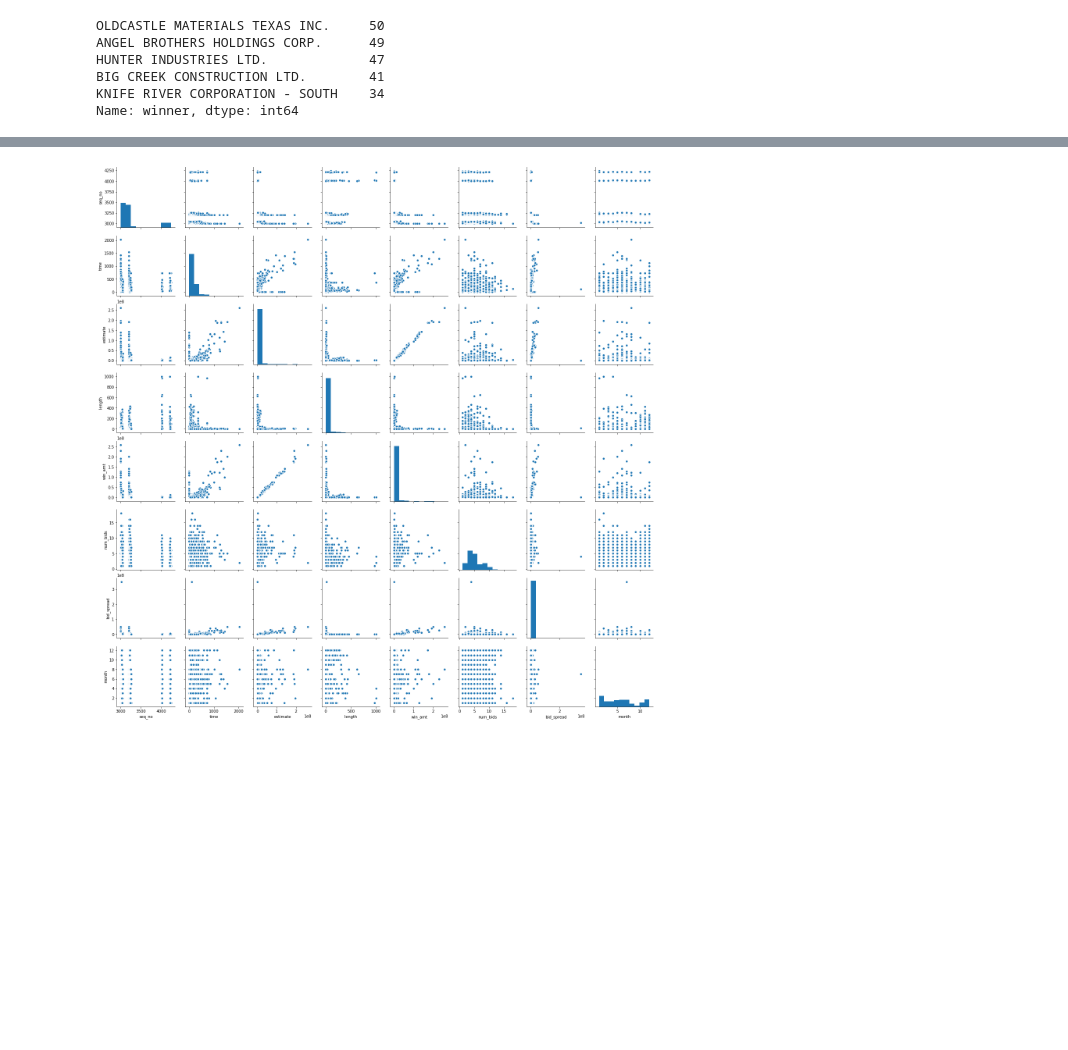
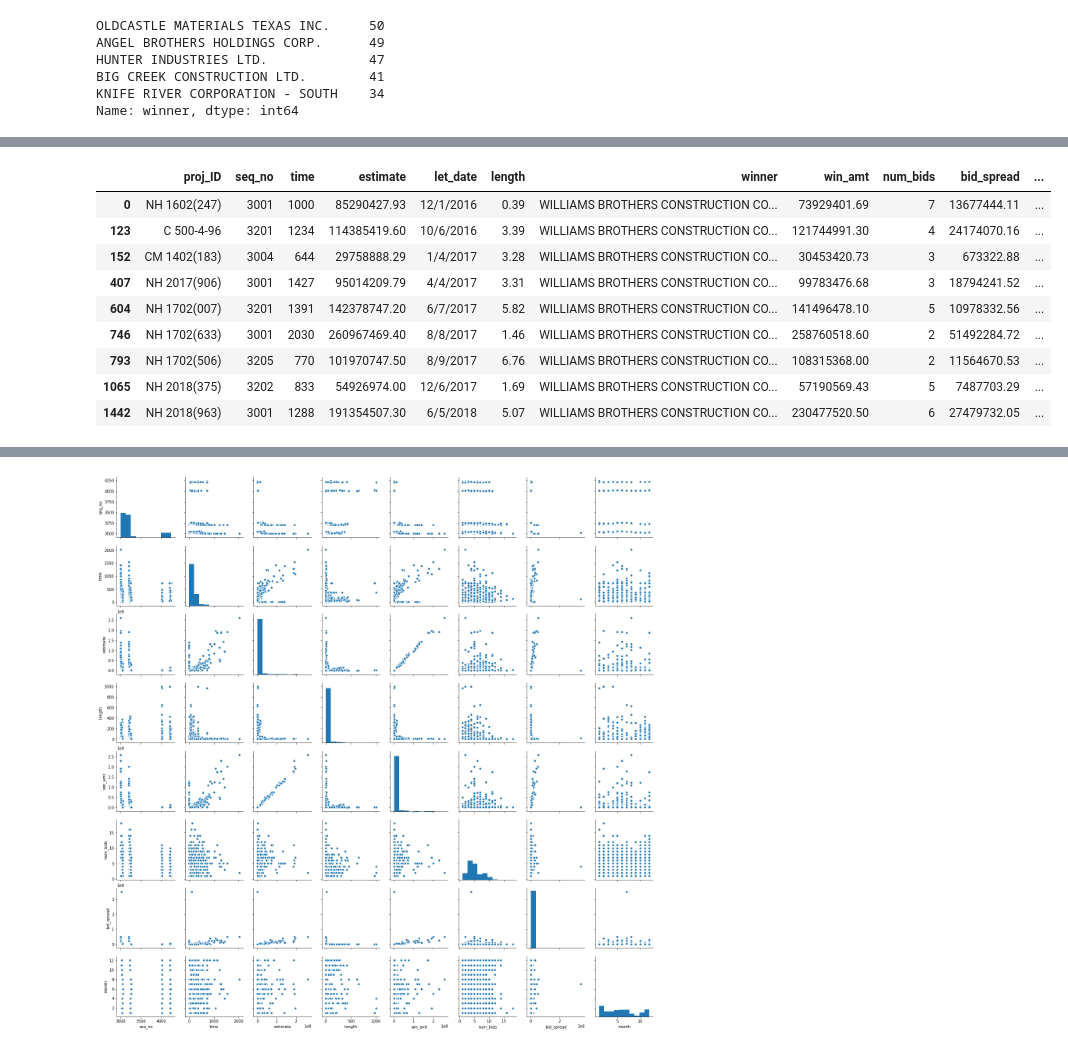
Before and after one commit to ruchigarg-DS/texas-bid-prediction, a Jupyter notebook: EDA.ipynb, the cells around one changed output, grey strips where cells are left out. Saved outputs shown, nothing was run; the diff lists cells and outputs as text; code cells hidden in the pictures; blank space fills up the shorter version.

```diff
--- a/EDA.ipynb
+++ b/EDA.ipynb
@@ -102,0 +121,14 @@ Name: compiled_bids, dtype: object
+# %%
+#  Check winner column value as 'WILLIAMS BROTHERS CONSTRUCTION CO. INC.'
+bidsData[bidsData['winner'] == 'WILLIAMS BROTHERS CONSTRUCTION CO. INC.']
+# %% [output]
+|  | proj_ID | seq_no | time | estimate | let_date | length | winner | win_amt | num_bids | bid_spread | ... |
+| 0 | NH 1602(247) | 3001 | 1000 | 85290427.93 | 12/1/2016 | 0.39 | WILLIAMS BROTHERS CONSTRUCTION CO... | 73929401.69 | 7 | 13677444.11 | ... |
+| 123 | C 500-4-96 | 3201 | 1234 | 114385419.60 | 10/6/2016 | 3.39 | WILLIAMS BROTHERS CONSTRUCTION CO... | 121744991.30 | 4 | 24174070.16 | ... |
+| 152 | CM 1402(183) | 3004 | 644 | 29758888.29 | 1/4/2017 | 3.28 | WILLIAMS BROTHERS CONSTRUCTION CO... | 30453420.73 | 3 | 673322.88 | ... |
+| 407 | NH 2017(906) | 3001 | 1427 | 95014209.79 | 4/4/2017 | 3.31 | WILLIAMS BROTHERS CONSTRUCTION CO... | 99783476.68 | 3 | 18794241.52 | ... |
+| 604 | NH 1702(007) | 3201 | 1391 | 142378747.20 | 6/7/2017 | 5.82 | WILLIAMS BROTHERS CONSTRUCTION CO... | 141496478.10 | 5 | 10978332.56 | ... |
+| 746 | NH 1702(633) | 3001 | 2030 | 260967469.40 | 8/8/2017 | 1.46 | WILLIAMS BROTHERS CONSTRUCTION CO... | 258760518.60 | 2 | 51492284.72 | ... |
+| 793 | NH 1702(506) | 3205 | 770 | 101970747.50 | 8/9/2017 | 6.76 | WILLIAMS BROTHERS CONSTRUCTION CO... | 108315368.00 | 2 | 11564670.53 | ... |
+| 1065 | NH 2018(375) | 3202 | 833 | 54926974.00 | 12/6/2017 | 1.69 | WILLIAMS BROTHERS CONSTRUCTION CO... | 57190569.43 | 5 | 7487703.29 | ... |
+| 1442 | NH 2018(963) | 3001 | 1288 | 191354507.30 | 6/5/2018 | 5.07 | WILLIAMS BROTHERS CONSTRUCTION CO... | 230477520.50 | 6 | 27479732.05 | ... |
```
Also changed, not shown: parts of 18 cells of this notebook, 5 other files.
